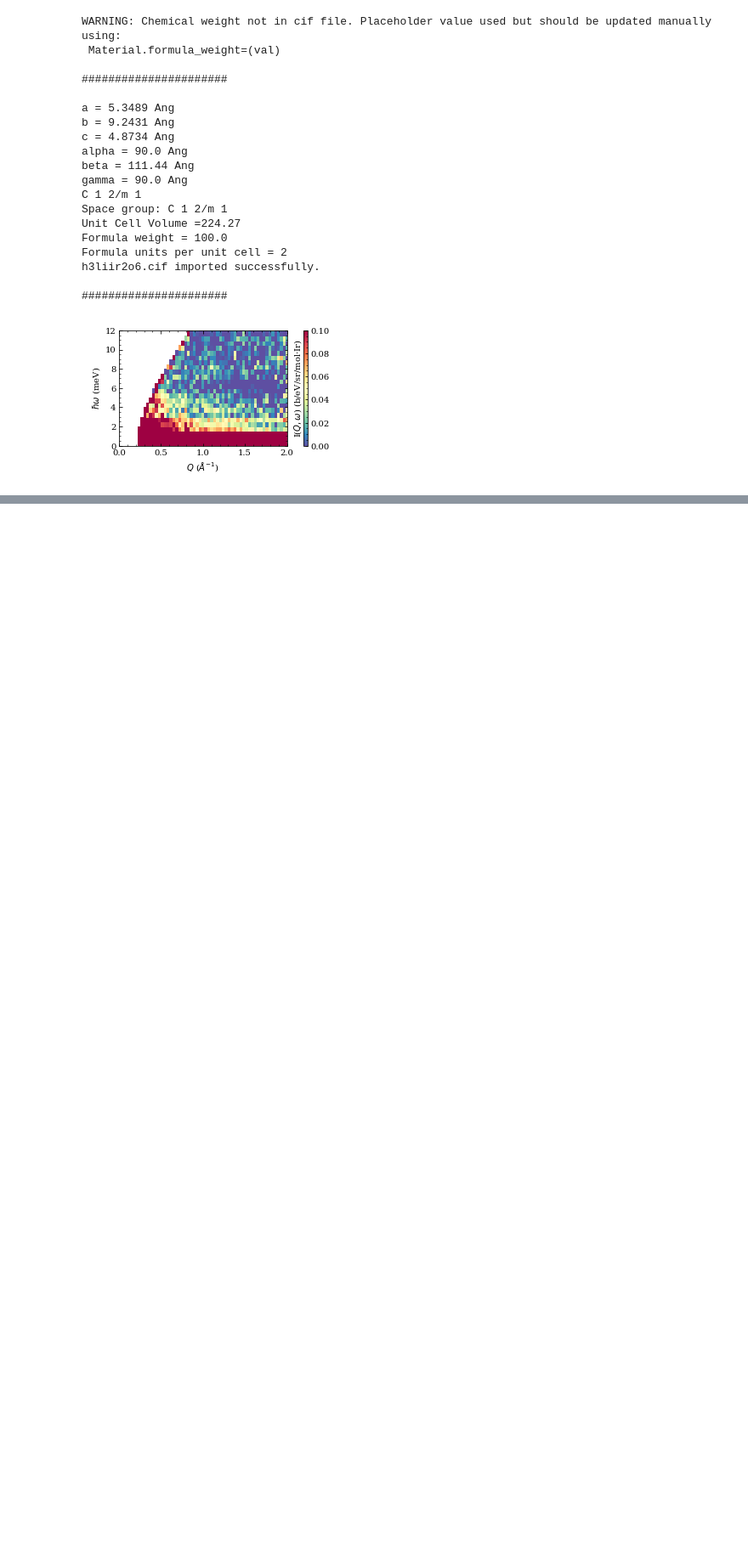
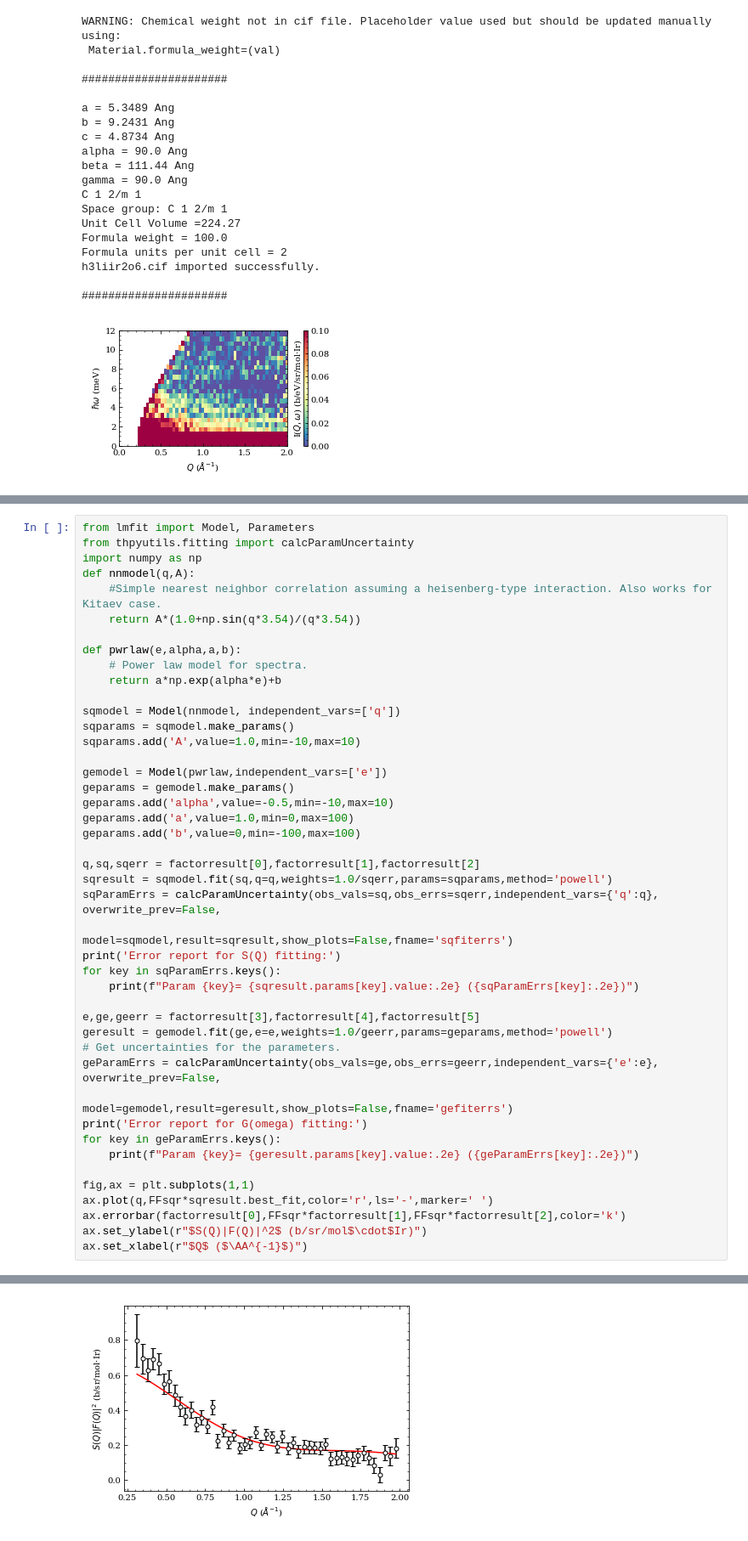
Before and after one commit to thallor1/THpythonutils, a Jupyter notebook: examples/Factorization Example.ipynb, the cells around one changed output, grey strips where cells are left out. Shown: that part at 85% size. Drawn from its saved outputs; the diff is of its cells as text; blank space fills up the shorter version.

Commit message:
Fixed Uncertainty function loading issues

```diff
--- a/examples/Factorization Example.ipynb
+++ b/examples/Factorization Example.ipynb
@@ -105,0 +94,45 @@ Text(0.5, 0, '$\\hbar\\omega$ (meV)')
+# %%
+from lmfit import Model, Parameters
+from thpyutils.fitting import calcParamUncertainty
+import numpy as np
+def nnmodel(q,A):
+    #Simple nearest neighbor correlation assuming a heisenberg-type interaction. Also works for Kitaev case.
+    return A*(1.0+np.sin(q*3.54)/(q*3.54))
+
+def pwrlaw(e,alpha,a,b):
+    # Power law model for spectra.
+    return a*np.exp(alpha*e)+b
+
+sqmodel = Model(nnmodel, independent_vars=['q'])
+sqparams = sqmodel.make_params()
+sqparams.add('A',value=1.0,min=-10,max=10)
+
+gemodel = Model(pwrlaw,independent_vars=['e'])
+geparams = gemodel.make_params()
+geparams.add('alpha',value=-0.5,min=-10,max=10)
+geparams.add('a',value=1.0,min=0,max=100)
+geparams.add('b',value=0,min=-100,max=100)
+
+q,sq,sqerr = factorresult[0],factorresult[1],factorresult[2]
+sqresult = sqmodel.fit(sq,q=q,weights=1.0/sqerr,params=sqparams,method='powell')
+sqParamErrs = calcParamUncertainty(obs_vals=sq,obs_errs=sqerr,independent_vars={'q':q}, overwrite_prev=False,
+                                   model=sqmodel,result=sqresult,show_plots=False,fname='sqfiterrs')
+print('Error report for S(Q) fitting:')
+for key in sqParamErrs.keys():
+    print(f"Param {key}= {sqresult.params[key].value:.2e} ({sqParamErrs[key]:.2e})")
+
+e,ge,geerr = factorresult[3],factorresult[4],factorresult[5]
+geresult = gemodel.fit(ge,e=e,weights=1.0/geerr,params=geparams,method='powell')
+# Get uncertainties for the parameters.
+geParamErrs = calcParamUncertainty(obs_vals=ge,obs_errs=geerr,independent_vars={'e':e}, overwrite_prev=False,
+                                   model=gemodel,result=geresult,show_plots=False,fname='gefiterrs')
+print('Error report for G(omega) fitting:')
+for key in geParamErrs.keys():
+    print(f"Param {key}= {geresult.params[key].value:.2e} ({geParamErrs[key]:.2e})")
+
+fig,ax = plt.subplots(1,1)
+ax.plot(q,FFsqr*sqresult.best_fit,color='r',ls='-',marker=' ')
+ax.errorbar(factorresult[0],FFsqr*factorresult[1],FFsqr*factorresult[2],color='k')
+ax.set_ylabel(r"$S(Q)|F(Q)|^2$ (b/sr/mol$\cdot$Ir)")
+ax.set_xlabel(r"$Q$ ($\AA^{-1}$)")
+# %% [output]
@@ -105,0 +146 @@ Text(0.5, 0, '$\\hbar\\omega$ (meV)')
+[figure, added]
```
Also changed, not shown: parts of 4 cells of this notebook, 7 other files.
